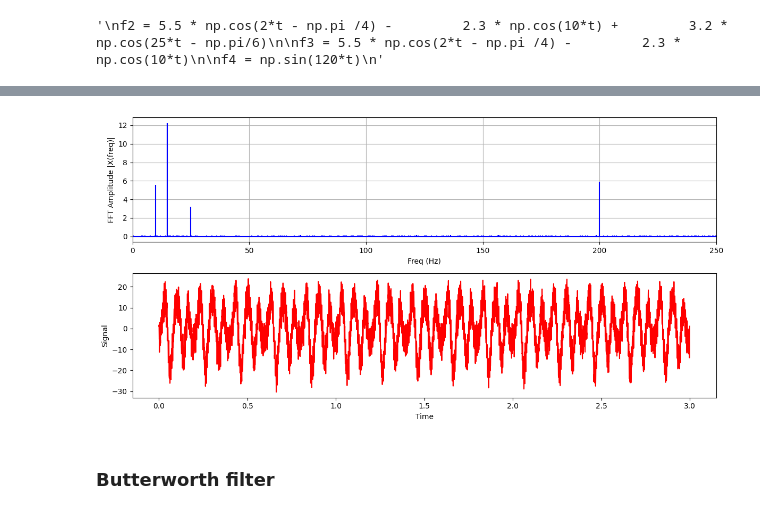
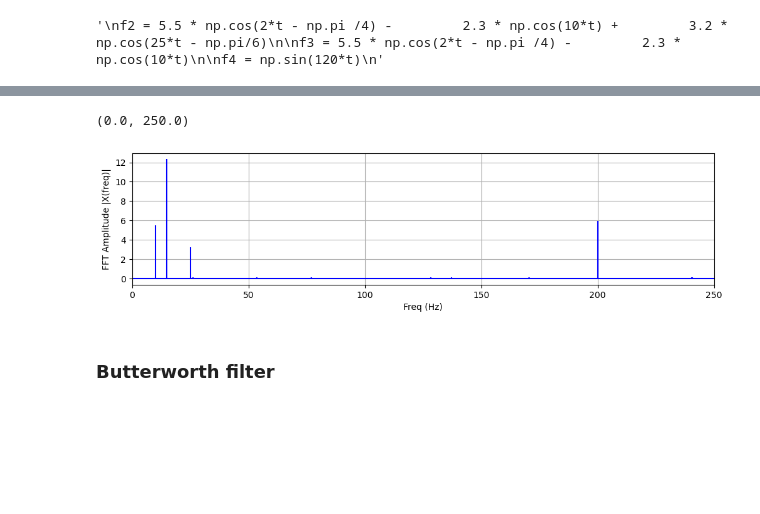
Before and after one commit to MKerner3/Pitot-Tube, a Jupyter notebook: fftandfilter.ipynb, the cells around one changed output, grey strips where cells are left out. Cells and saved outputs as stored; diff of their text form; code cells hidden in the pictures; blank space fills up the shorter version.

Commit message:
test.py fourier transform consistent accuracy

```diff
--- a/fftandfilter.ipynb
+++ b/fftandfilter.ipynb
@@ -40,34 +40,35 @@ plt.show()
 # %%
 # sampling interval
-Y = np.fft.fft(f)
-N = len(Y)
+Y = np.fft.fft(f) #Fourier of f
+N = len(Y) #num_pts -> data length
 n = np.arange(N)
 T = N/sampling_rate
 freq = sampling_rate * np.arange(0, int(N/2))/N
 
 P2 = np.abs(Y/N);
 P1 = P2[0:int(N/2)]
 P1[1:-2] = 2*P1[1:-2]
 
 
 plt.figure(figsize = (12, 6))
 plt.subplot(211)
 
 plt.stem(freq, P1 , 'b', \
          markerfmt=" ", basefmt="-b")
 plt.xlabel('Freq (Hz)')
 plt.grid()
 plt.ylabel('FFT Amplitude |X(freq)|')
 plt.xlim(0, 250)
 
-plt.subplot(212)
-plt.plot(t, np.real( np.fft.ifft(Y) ), 'r')
-plt.xlabel('Time')
-plt.ylabel('Signal')
-plt.tight_layout()
-plt.show()
+#plt.subplot(212)
+#plt.plot(t, np.real( np.fft.ifft(Y) ), 'r')
+#plt.xlabel('Time')
+#plt.ylabel('Signal')
+#plt.tight_layout()
+#plt.show()
 # %% [output]
+(0.0, 250.0)
-[figure, old version]
+[figure, new version]
 # %% [markdown]
 ### Butterworth filter
 # %%
```
Also changed, not shown: parts of 1 cell of this notebook, 1 other file.
